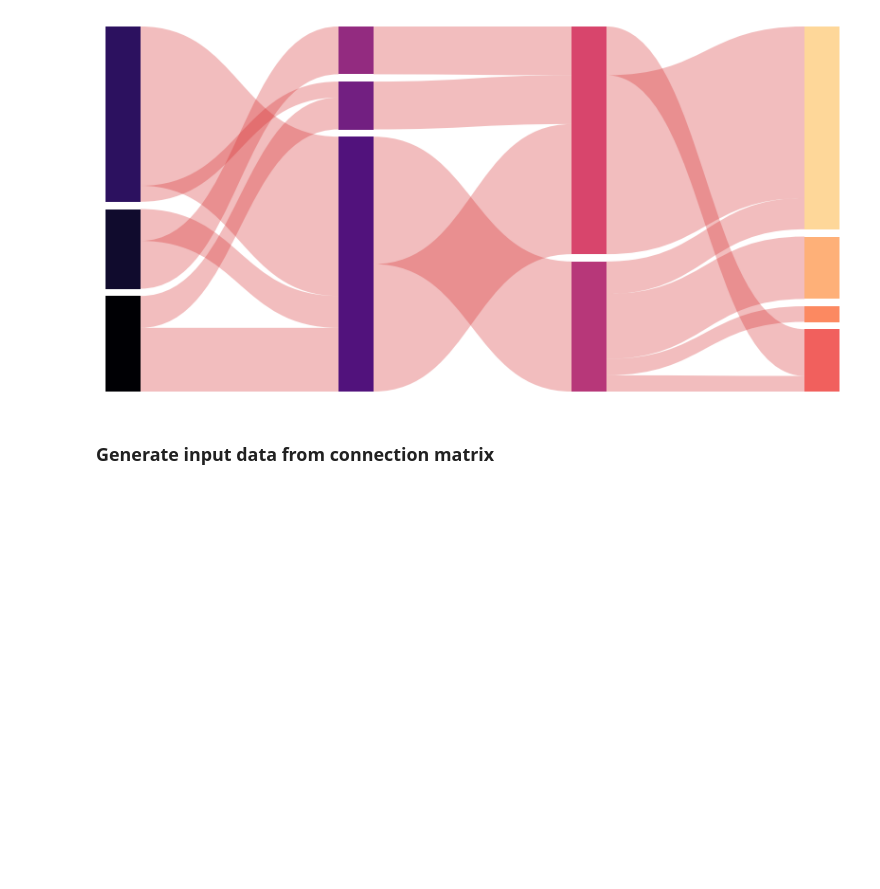
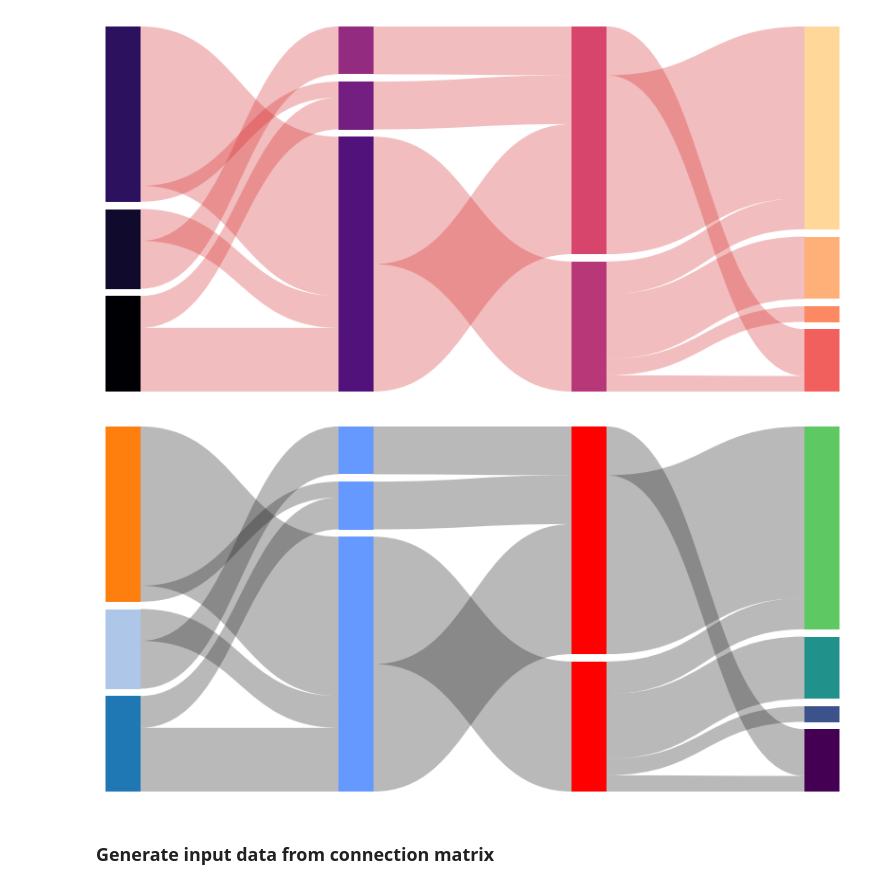
Before and after one commit to harryhaller001/matplotlib-sankey, a Jupyter notebook: docs/source/vignette.ipynb, the cells around one changed output. Cells and saved outputs as stored; diff of their text form; code cells hidden in the pictures; blank space fills up the shorter version.

```diff
--- a/docs/source/vignette.ipynb
+++ b/docs/source/vignette.ipynb
@@ -8,4 +8,10 @@ The tuple contains 3 entries `(<source index>, <target index>, <connection weigh
 # %%
 import matplotlib.pyplot as plt
 from matplotlib_sankey import sankey, from_matrix
+# %%
+data1 = [
+    [(0, 2, 20), (0, 1, 10), (3, 4, 15), (3, 2, 10), (5, 1, 5), (5, 2, 50)],
+    [(2, 6, 40), (1, 6, 15), (2, 7, 40), (4, 6, 15)],
+    [(7, 8, 5), (7, 9, 5), (7, 10, 20), (7, 11, 10), (6, 11, 55), (6, 8, 15)],
+]
 # %%
@@ -92,5 +83,23 @@ ax = sankey(
 )
 # %% [output]
 [figure]
+# %%
+fig, ax = plt.subplots(figsize=(10, 5))
+ax = sankey(
+    data=data1,
+    # Column-wise color options
+    color=[
+        "tab20",
+        (0.4, 0.6, 1.0),
+        "red",
+        "viridis",
+    ],
+    ax=ax,
+    spacing=0.02,
+    ribbon_color=(0.1, 0.1, 0.1),
+    ribbon_alpha=0.3,
+)
+# %% [output]
+[figure, added]
 # %% [markdown]
 ### Generate input data from connection matrix
```
Also changed, not shown: parts of 8 cells of this notebook.
